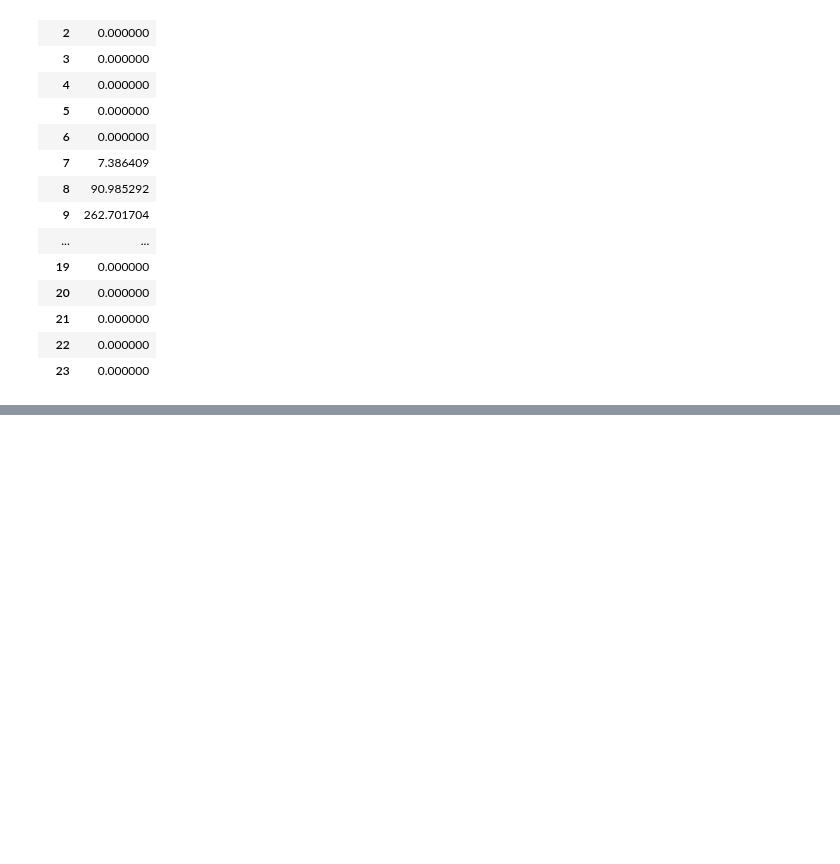
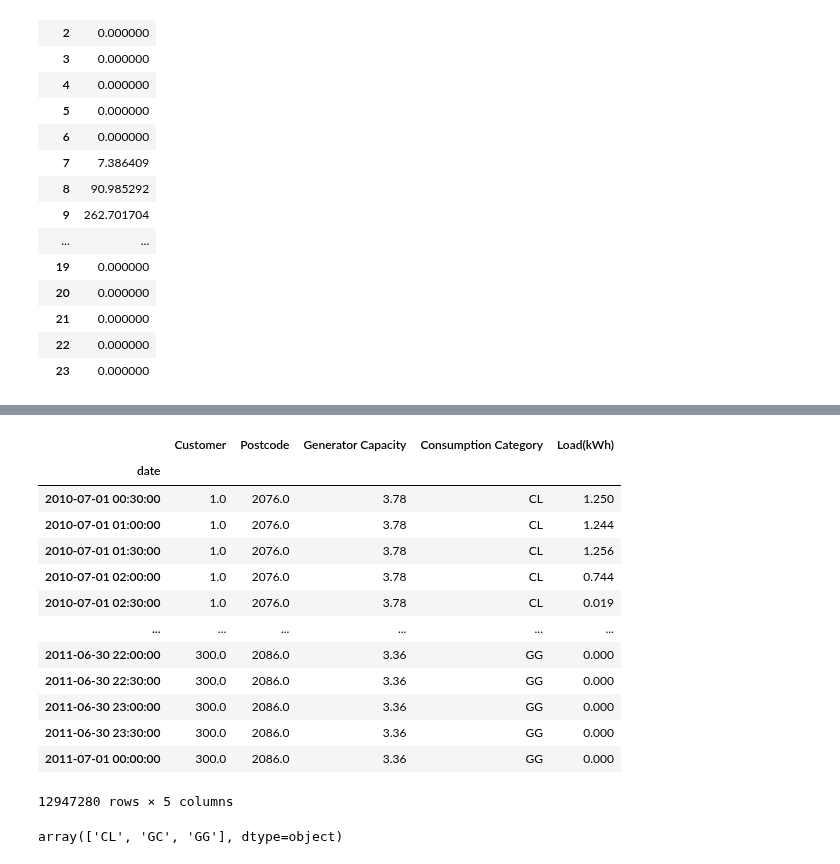
Before and after one commit to Jjineeq/Capstone_Design, a Jupyter notebook: optimal/function_test.ipynb, the cells around one changed output, grey strips where cells are left out. Saved outputs shown, nothing was run; the diff lists cells and outputs as text; code cells hidden in the pictures; blank space fills up the shorter version.

```diff
--- a/optimal/function_test.ipynb
+++ b/optimal/function_test.ipynb
@@ -558,0 +422,27 @@ Best fitness: 4829236.933374269
+# %%
+dd = pd.read_csv('C:\\Users\\user\\Downloads\\2010-2011 Solar home electricity data(all).csv')
+# %%
+dd.set_index('date', inplace=True, drop=True)
+# %%
+dd.index = pd.to_datetime(dd.index)
+# %%
+dd
+# %% [output]
+|  | Customer | Postcode | Generator Capacity | Consumption Category | Load(kWh) |
+| date |  |  |  |  |  |
+| 2010-07-01 00:30:00 | 1.0 | 2076.0 | 3.78 | CL | 1.250 |
+| 2010-07-01 01:00:00 | 1.0 | 2076.0 | 3.78 | CL | 1.244 |
+| 2010-07-01 01:30:00 | 1.0 | 2076.0 | 3.78 | CL | 1.256 |
+| 2010-07-01 02:00:00 | 1.0 | 2076.0 | 3.78 | CL | 0.744 |
+| 2010-07-01 02:30:00 | 1.0 | 2076.0 | 3.78 | CL | 0.019 |
+| ... | ... | ... | ... | ... | ... |
+| 2011-06-30 22:00:00 | 300.0 | 2086.0 | 3.36 | GG | 0.000 |
+| 2011-06-30 22:30:00 | 300.0 | 2086.0 | 3.36 | GG | 0.000 |
+| 2011-06-30 23:00:00 | 300.0 | 2086.0 | 3.36 | GG | 0.000 |
+| 2011-06-30 23:30:00 | 300.0 | 2086.0 | 3.36 | GG | 0.000 |
+| 2011-07-01 00:00:00 | 300.0 | 2086.0 | 3.36 | GG | 0.000 |
+12947280 rows × 5 columns
+# %%
+dd['Consumption Category'].unique()
+# %% [output]
+array(['CL', 'GC', 'GG'], dtype=object)
```
Also changed, not shown: parts of 22 cells of this notebook, 5 other files.
